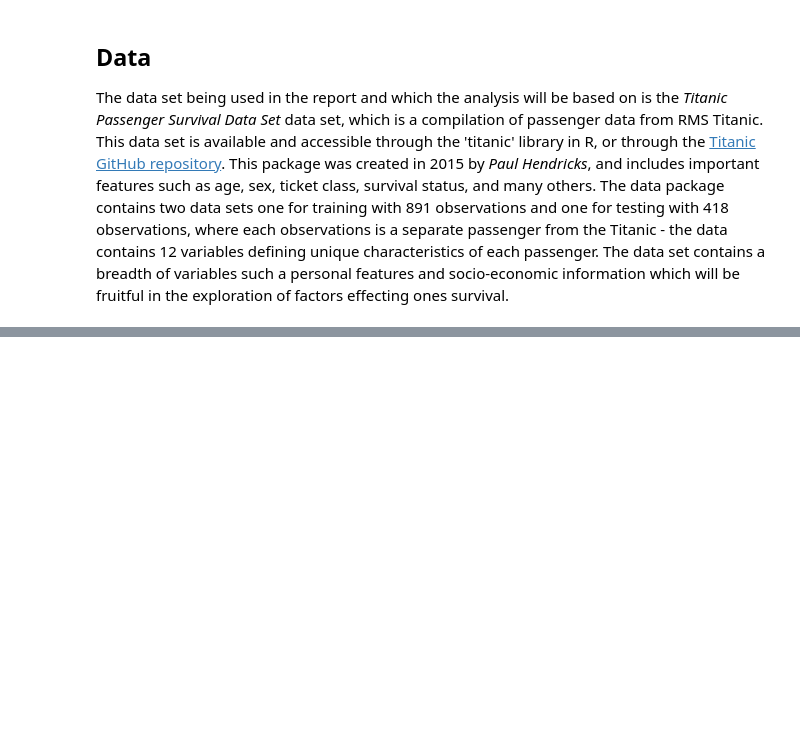
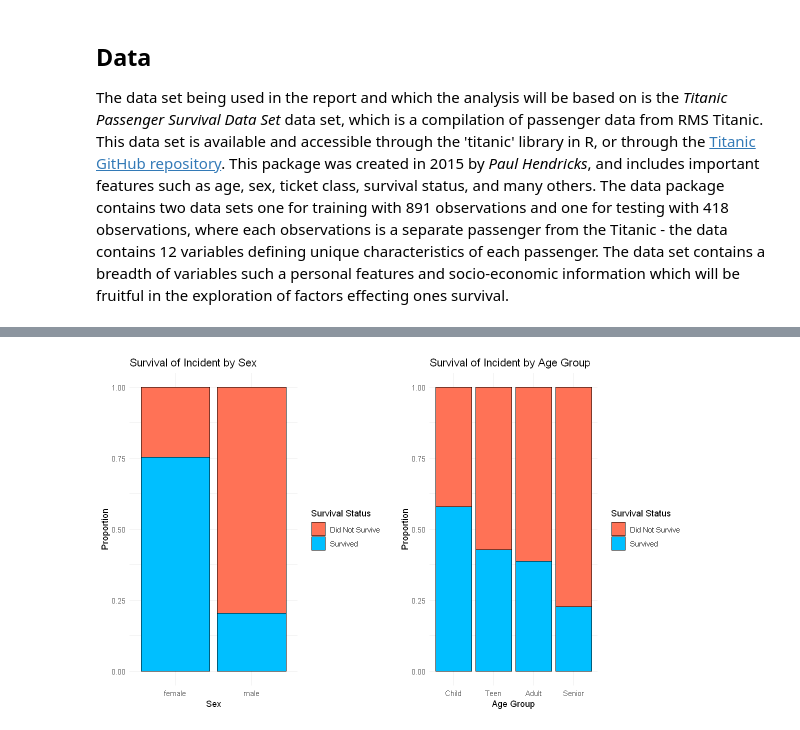
Before and after one commit to karan-khubdikar/Titanic_Survival_Analysis, a Jupyter notebook: analysis_titanic_survival.ipynb, the cells around one changed output, grey strips where cells are left out. Cells and saved outputs as stored; diff of their text form; code cells hidden in the pictures; blank space fills up the shorter version.

```diff
--- a/analysis_titanic_survival.ipynb
+++ b/analysis_titanic_survival.ipynb
@@ -12,0 +115,22 @@ The data set being used in the report and which the analysis will be based on is
+# %%
+options(repr.plot.height = 6, repr.plot.width = 10)
+
+sex_plot <- ggplot(final_titanic_dataset, aes(x = Sex, fill = factor(Survived))) +
+  geom_bar(position = "fill", color = "black") +
+  scale_fill_manual(values = c("coral1", "deepskyblue"),
+                    labels = c("Did Not Survive", "Survived"),
+                    name = "Survival Status") +
+  theme_minimal() +
+  labs(title = "Survival of Incident by Sex", x = "Sex", y = "Proportion")
+
+age_plot <- ggplot(final_titanic_dataset, aes(x = AgeGroup, fill = factor(Survived))) +
+  geom_bar(position = "fill", color = "black") +
+  scale_fill_manual(values = c("coral1", "deepskyblue"),
+                    labels = c("Did Not Survive", "Survived"),
+                    name = "Survival Status") +
+  theme_minimal() +
+  labs(title = "Survival of Incident by Age Group", x = "Age Group", y = "Proportion")
+
+grid.arrange(sex_plot, age_plot, ncol=2)
+# %% [output]
+[figure, added]
```
Also changed, not shown: parts of 8 cells of this notebook.
